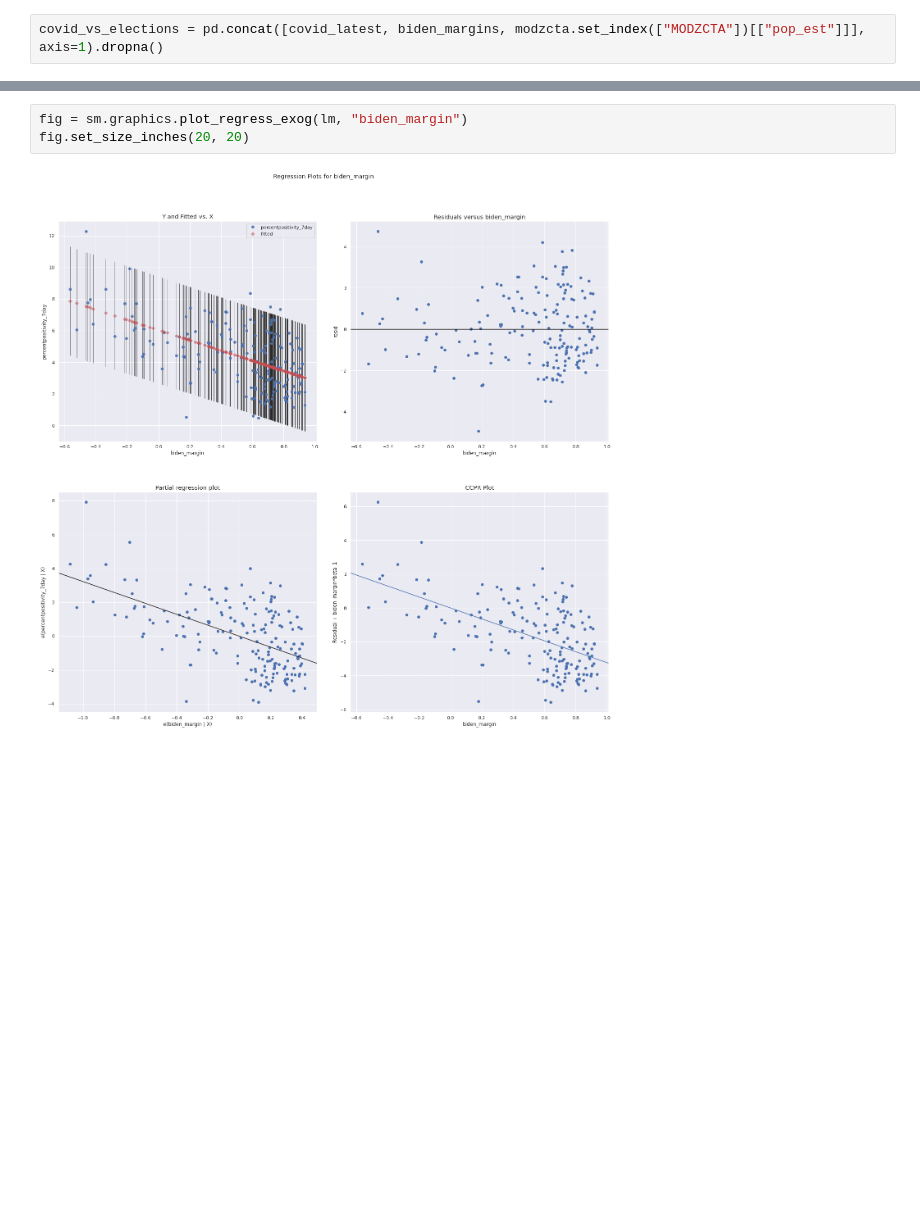
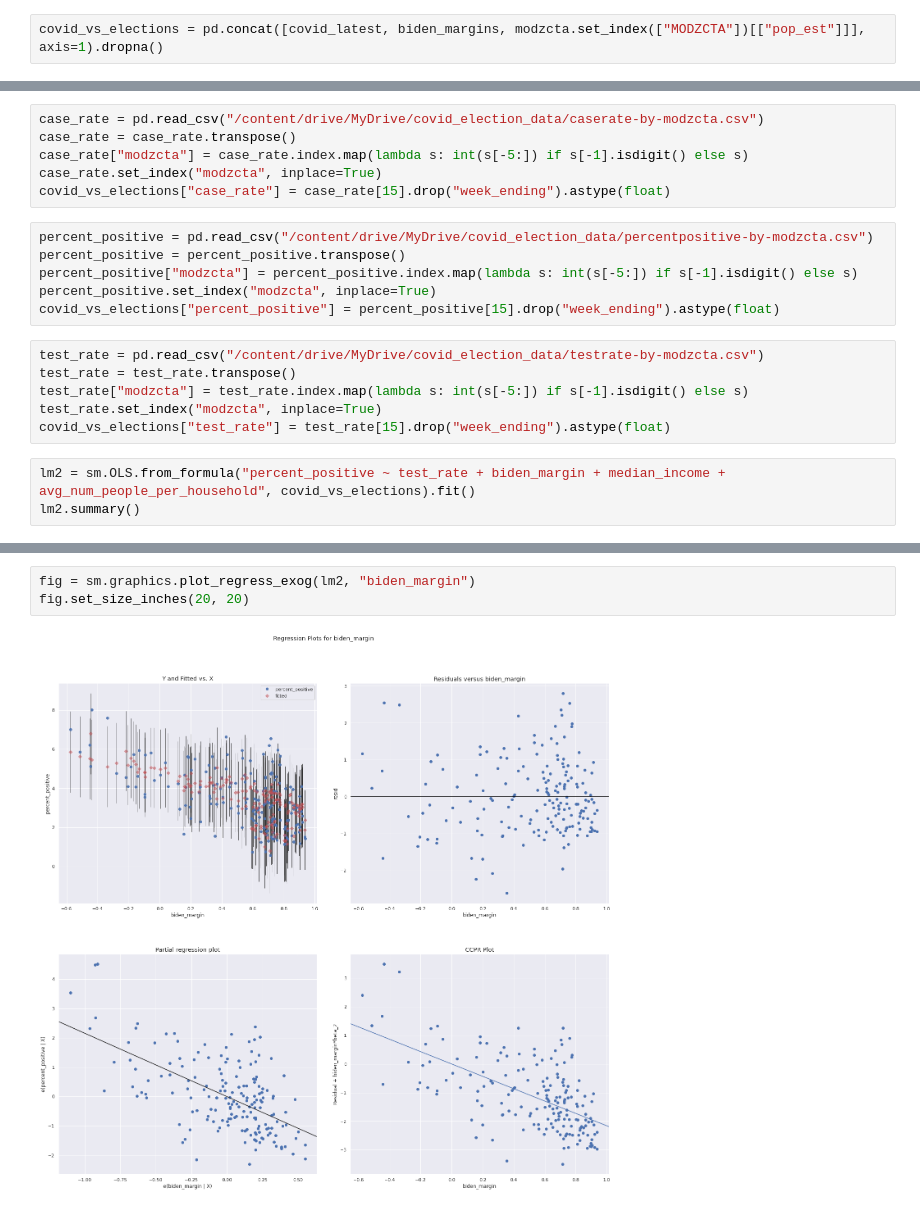
Before and after one commit to kharvd/election_covid_nyc, a Jupyter notebook: election_nyc.ipynb, the cells around one changed output, grey strips where cells are left out. Cells and saved outputs as stored; diff of their text form; blank space fills up the shorter version.

Commit message:
add household size and income data

```diff
--- a/election_nyc.ipynb
+++ b/election_nyc.ipynb
@@ -122,0 +152,21 @@ Warnings:
+# %%
+case_rate = pd.read_csv("/content/drive/MyDrive/covid_election_data/caserate-by-modzcta.csv")
+case_rate = case_rate.transpose()
+case_rate["modzcta"] = case_rate.index.map(lambda s: int(s[-5:]) if s[-1].isdigit() else s)
+case_rate.set_index("modzcta", inplace=True)
+covid_vs_elections["case_rate"] = case_rate[15].drop("week_ending").astype(float)
+# %%
+percent_positive = pd.read_csv("/content/drive/MyDrive/covid_election_data/percentpositive-by-modzcta.csv")
+percent_positive = percent_positive.transpose()
+percent_positive["modzcta"] = percent_positive.index.map(lambda s: int(s[-5:]) if s[-1].isdigit() else s)
+percent_positive.set_index("modzcta", inplace=True)
+covid_vs_elections["percent_positive"] = percent_positive[15].drop("week_ending").astype(float)
+# %%
+test_rate = pd.read_csv("/content/drive/MyDrive/covid_election_data/testrate-by-modzcta.csv")
+test_rate = test_rate.transpose()
+test_rate["modzcta"] = test_rate.index.map(lambda s: int(s[-5:]) if s[-1].isdigit() else s)
+test_rate.set_index("modzcta", inplace=True)
+covid_vs_elections["test_rate"] = test_rate[15].drop("week_ending").astype(float)
+# %%
+lm2 = sm.OLS.from_formula("percent_positive ~ test_rate + biden_margin + median_income + avg_num_people_per_household", covid_vs_elections).fit()
+lm2.summary()
@@ -123,5 +203,5 @@ Warnings:
 # %%
-fig = sm.graphics.plot_regress_exog(lm, "biden_margin")
+fig = sm.graphics.plot_regress_exog(lm2, "biden_margin")
 fig.set_size_inches(20, 20)
 # %% [output]
-[figure, old version]
+[figure, new version]
```
Also changed, not shown: parts of 21 cells of this notebook, 5 other files.
